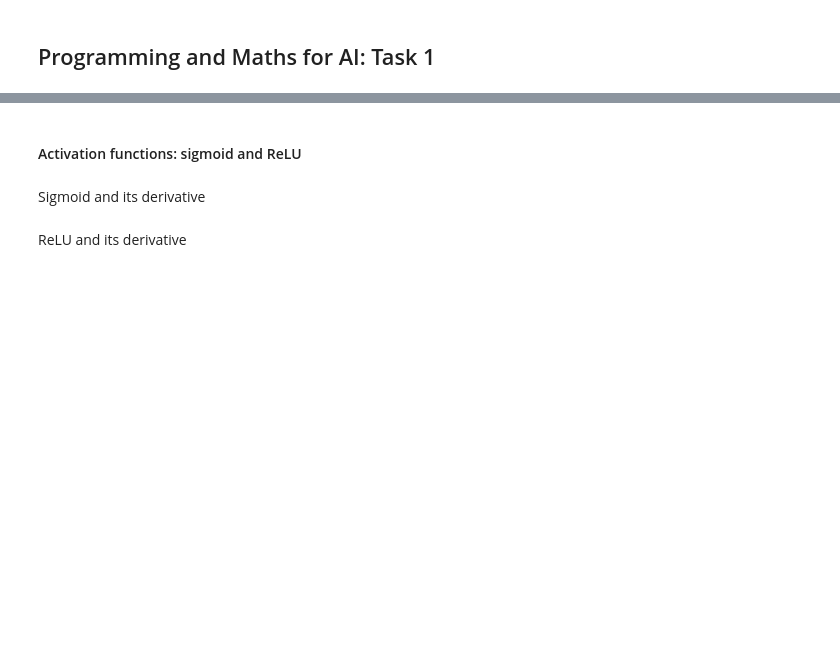
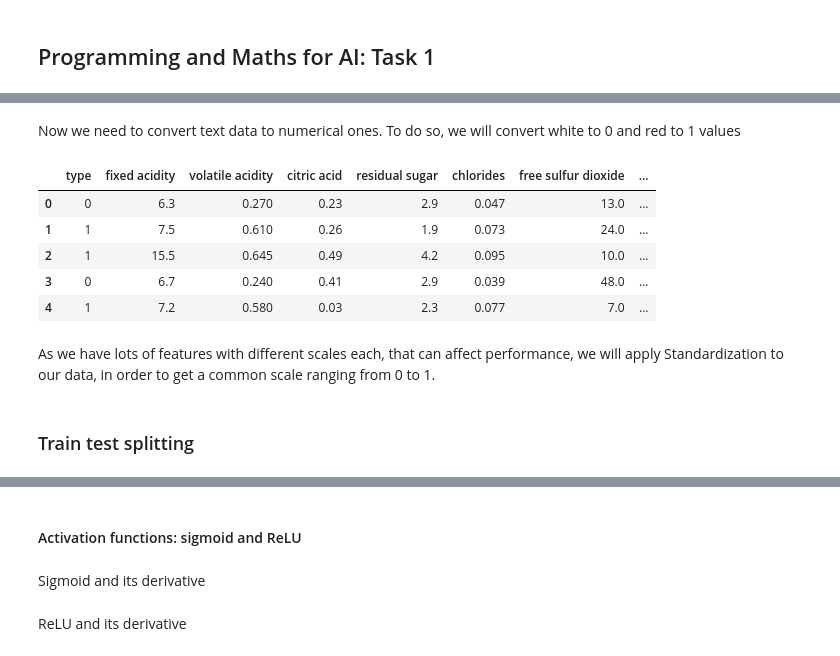
Before and after one commit to nasoskar/ProgrAndMaths, a Jupyter notebook: test.ipynb, the cells around one changed output, grey strips where cells are left out. Saved outputs shown, nothing was run; the diff lists cells and outputs as text; code cells hidden in the pictures; blank space fills up the shorter version.

```diff
--- a/test.ipynb
+++ b/test.ipynb
@@ -2,0 +101,13 @@
+# %% [markdown]
+Now we need to convert text data to numerical ones. To do so, we will convert white to 0 and red to 1 values
+# %%
+# Map 'type' to numbers
+sampled_df['type'] = sampled_df['type'].map({'white': 0, 'red': 1})
+sampled_df.head()
+# %% [output]
+|  | type | fixed acidity | volatile acidity | citric acid | residual sugar | chlorides | free sulfur dioxide | ... |
+| 0 | 0 | 6.3 | 0.270 | 0.23 | 2.9 | 0.047 | 13.0 | ... |
+| 1 | 1 | 7.5 | 0.610 | 0.26 | 1.9 | 0.073 | 24.0 | ... |
+| 2 | 1 | 15.5 | 0.645 | 0.49 | 4.2 | 0.095 | 10.0 | ... |
+| 3 | 0 | 6.7 | 0.240 | 0.41 | 2.9 | 0.039 | 48.0 | ... |
+| 4 | 1 | 7.2 | 0.580 | 0.03 | 2.3 | 0.077 | 7.0 | ... |
@@ -2,0 +120,2 @@
+# %% [markdown]
+As we have lots of features with different scales each, that can affect performance, we will apply Standardization to our data, in order to get a common scale ranging from 0 to 1.
@@ -2,0 +127,2 @@
+# %% [markdown]
+### Train test splitting
```
Also changed, not shown: parts of 17 cells of this notebook.
